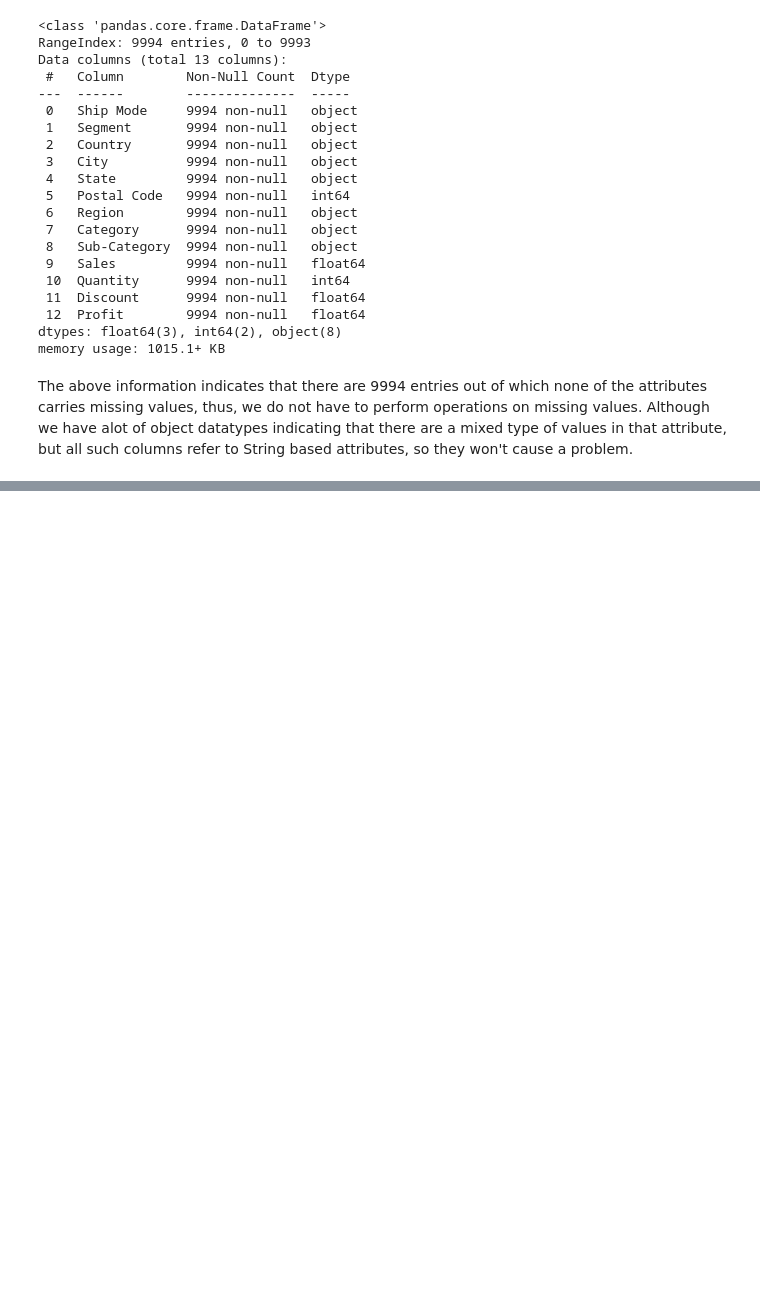
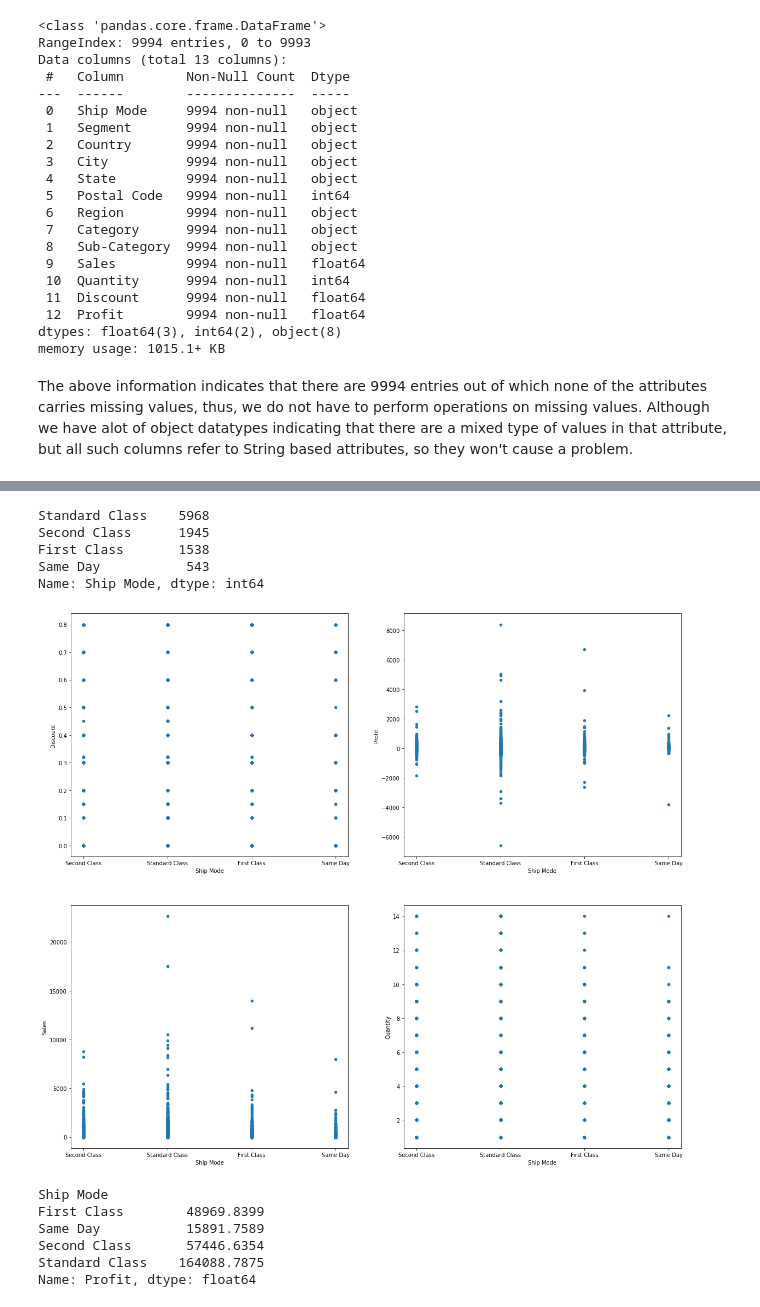
Before and after one commit to Hassan-Farid/GRIP-Internship-Tasks-, a Jupyter notebook: Retail EDA.ipynb, the cells around one changed output, grey strips where cells are left out. Saved outputs shown, nothing was run; the diff lists cells and outputs as text; code cells hidden in the pictures; blank space fills up the shorter version.

```diff
--- a/Retail EDA.ipynb
+++ b/Retail EDA.ipynb
@@ -51,0 +123,4 @@ Now that we have seen our data, we need to see which attributes have relationshi
+# %%
+#Computing the numerical attributes
+num_cols = list(data_df.select_dtypes([np.number]).columns)
+num_cols
@@ -51,0 +154,32 @@ Now that we have seen our data, we need to see which attributes have relationshi
+# %%
+#Viewing the unique values of the Ship Mode column
+data_df["Ship Mode"].value_counts()
+# %% [output]
+Standard Class    5968
+Second Class      1945
+First Class       1538
+Same Day           543
+Name: Ship Mode, dtype: int64
+# %%
+#Creating a method to visualize a particular attribute with numerical attributes
+def plot_relations(x, rot=0):
+    fig, axs = plt.subplots(2,2, figsize=(20,18))
+    for i in range(len(num_cols)):
+        q, m = divmod(i, 2)
+        data_df.plot(kind="scatter", x=x, y=num_cols[i], ax=axs[q-1][m], rot=rot)
+    plt.show()
+# %%
+#Viewing relation of Ship Mode with the different numerical attributes
+plot_relations("Ship Mode")
+# %% [output]
+[figure, added]
+# %%
+#Viewing the overall profit and loss for the different Shipping Modes
+data_df.groupby(['Ship Mode'])['Profit'].sum()
+# %% [output]
+Ship Mode
+First Class        48969.8399
+Same Day           15891.7589
+Second Class       57446.6354
+Standard Class    164088.7875
+Name: Profit, dtype: float64
```
Also changed, not shown: parts of 29 cells of this notebook, 1 other file.
